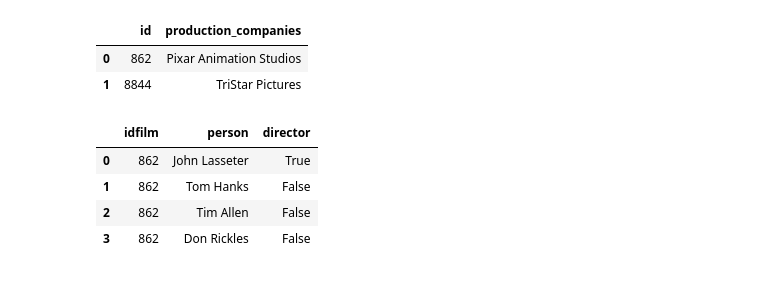
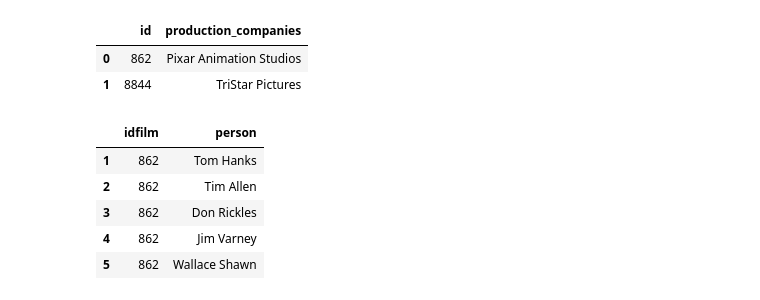
Before and after one commit to julien-data-analyst/Application_web_film, a Jupyter notebook: app/explo.ipynb, the cells around one changed output. Cells and saved outputs as stored; diff of their text form; code cells hidden in the pictures.

```diff
--- a/app/explo.ipynb
+++ b/app/explo.ipynb
@@ -536,6 +536,21 @@ person_director_table.head(n=2)
 |  | idfilm | person | director |
 | 0 | 862 | John Lasseter | True |
 | 1 | 862 | Tom Hanks | False |
+# %%
+director = person_director_table[person_director_table["director"].isin([True])]
+actor = person_director_table[~person_director_table["director"].isin([True])]
+# %%
+def remove_column(column:str, dataset:pd.DataFrame) -> pd.DataFrame:
+    """
+    This functions takes as arguments a column and a dataframe.
+    It deletes a cdefined column.
+    It returns the dataframe without the deleted column.
+    """
+    data = dataset.drop(column, axis=1)
+    return data
+# %%
+director = remove_column("director", director)
+actor = remove_column("director", actor)
 # %% [markdown]
 ---
 # %% [markdown]
@@ -577,11 +592,12 @@ production.head(n=2)
 |  | id | production_companies |
 | 0 | 862 | Pixar Animation Studios |
 | 1 | 8844 | TriStar Pictures |
-# %%
-person_director_table.head(n=4)
-# %% [output]
-|  | idfilm | person | director |
-| 0 | 862 | John Lasseter | True |
-| 1 | 862 | Tom Hanks | False |
-| 2 | 862 | Tim Allen | False |
-| 3 | 862 | Don Rickles | False |
+# %%
+actor.head()
+# %% [output]
+|  | idfilm | person |
+| 1 | 862 | Tom Hanks |
+| 2 | 862 | Tim Allen |
+| 3 | 862 | Don Rickles |
+| 4 | 862 | Jim Varney |
+| 5 | 862 | Wallace Shawn |
```
Also changed, not shown: parts of 1 cell of this notebook, 5 other files.
